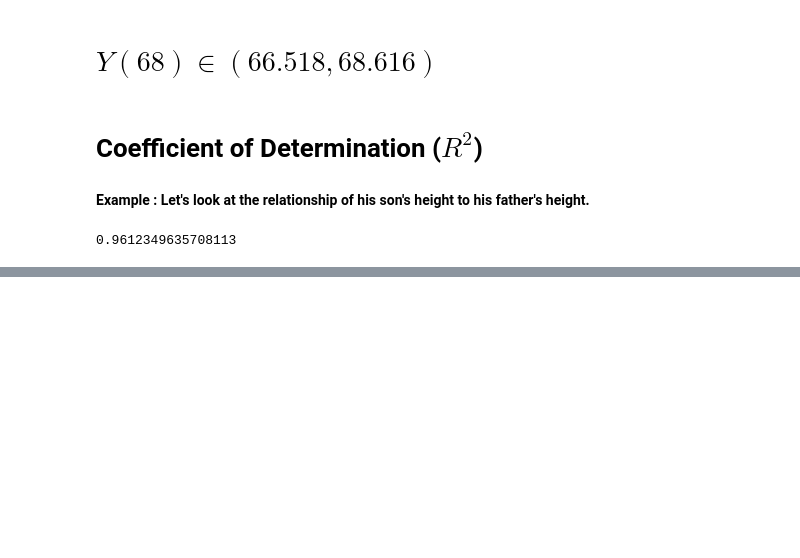
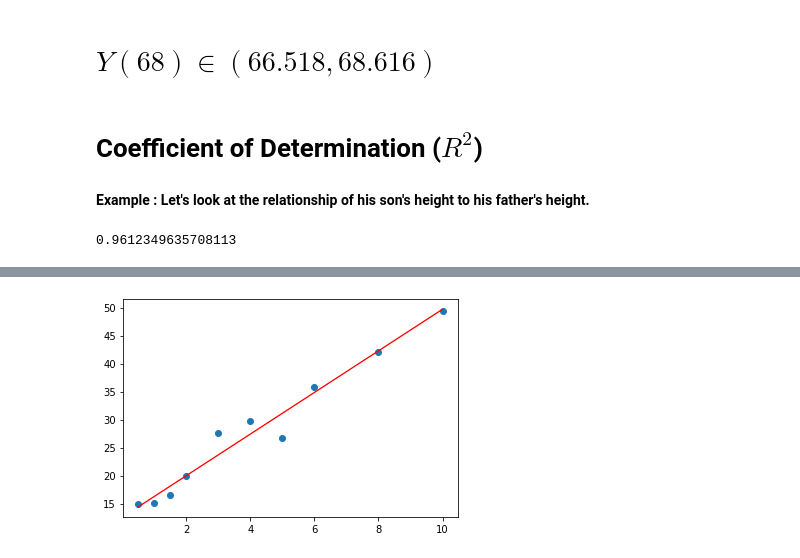
Before and after one commit to batuhanmtl/Regression, a Jupyter notebook: ModuleUsageExample.ipynb, the cells around one changed output, grey strips where cells are left out. Cells and saved outputs as stored; diff of their text form; code cells hidden in the pictures; blank space fills up the shorter version.

```diff
--- a/ModuleUsageExample.ipynb
+++ b/ModuleUsageExample.ipynb
@@ -210,0 +221,9 @@ r2
+# %%
+from LinearRegression.WeightedLeastSquares import Weighted_Squares
+
+miles = [0.5, 1, 1.5, 2, 3, 4, 5, 6, 8, 10]
+minute = [15, 15.1, 16.5, 19.9, 27.7, 29.7, 26.7, 35.9, 42, 49.4]
+
+ws = Weighted_Squares(miles,minute)
+
+ws
@@ -210,0 +235,4 @@ r2
+# %%
+alpha, beta = ws[0,0] ,ws[1,0]
+Y = [(alpha + beta*i) for i in miles]
+Y
@@ -210,0 +250,6 @@ r2
+# %%
+plt.scatter(miles,minute)
+plt.plot(miles,Y,color='red',linewidth=1.3)
+plt.show()
+# %% [output]
+[figure, added]
```
Also changed, not shown: parts of 5 cells of this notebook.
